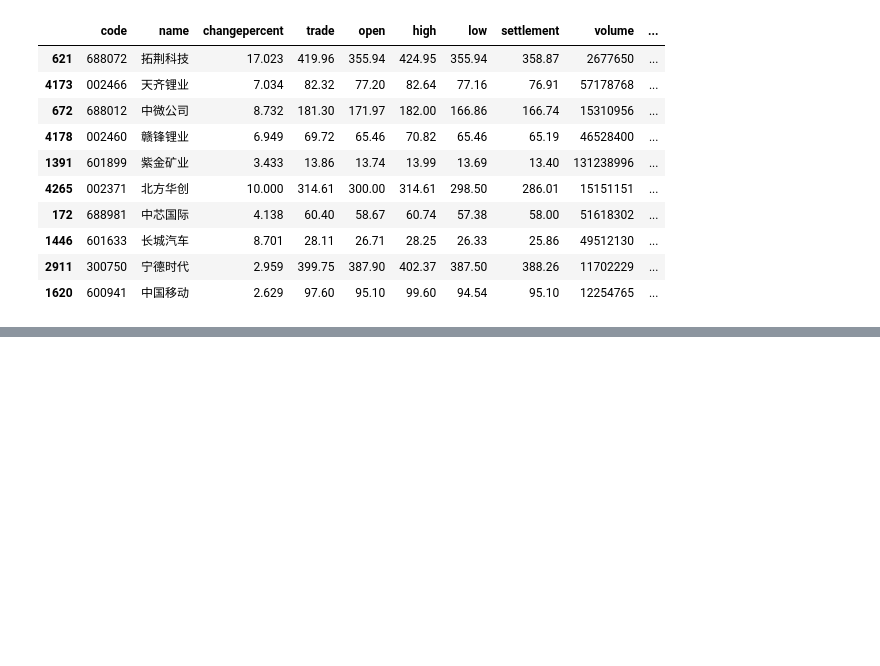
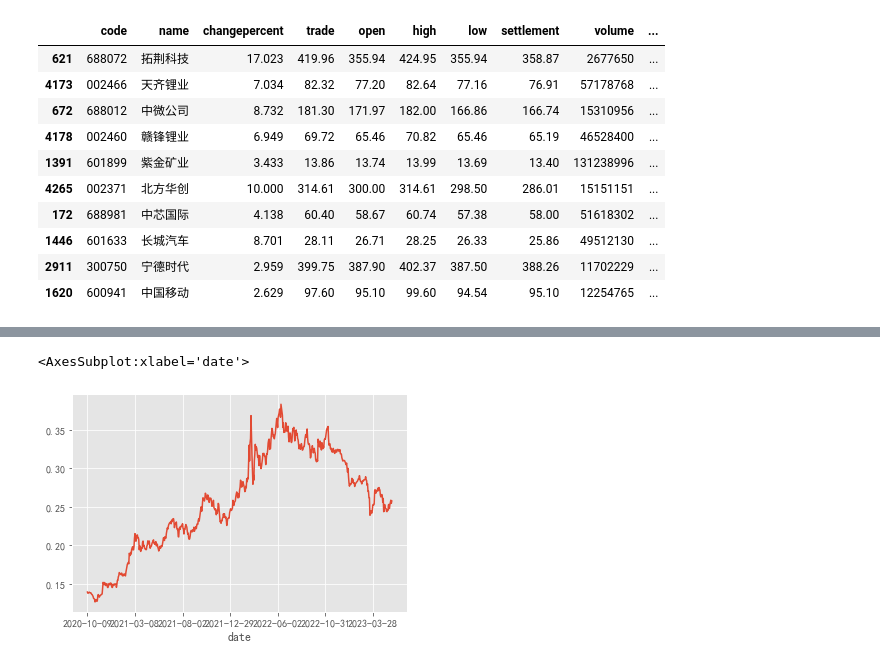
Before and after one commit to jwli601/stocks_stories, a Jupyter notebook: cv_strategy_intro230420.ipynb, the cells around one changed output, grey strips where cells are left out. Saved outputs shown, nothing was run; the diff lists cells and outputs as text; code cells hidden in the pictures; blank space fills up the shorter version.

```diff
--- a/cv_strategy_intro230420.ipynb
+++ b/cv_strategy_intro230420.ipynb
@@ -710,0 +722,5 @@ aa.tail(10)
+# %%
+(a.close['501018']/a.close['518880']).plot()
+# %% [output]
+<AxesSubplot:xlabel='date'>
+[figure, added]
```
Also changed, not shown: parts of 13 cells of this notebook, 1 other file.
